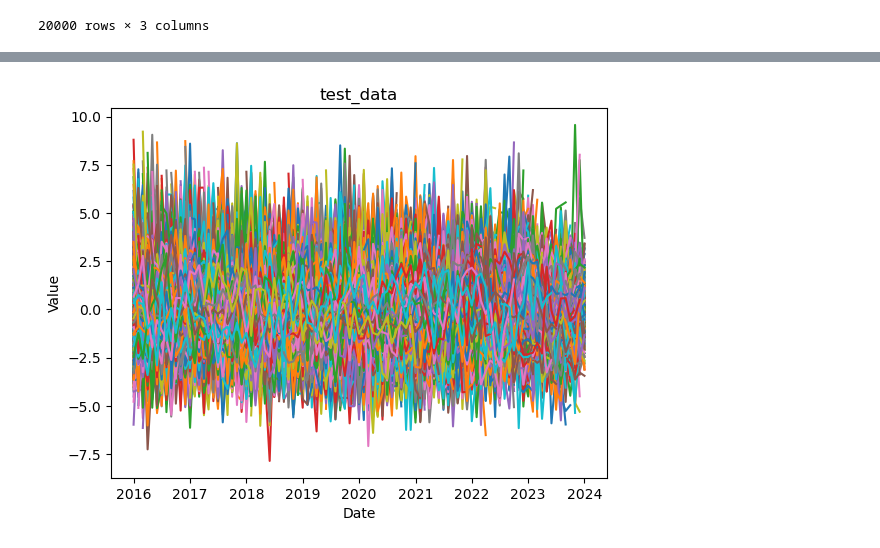
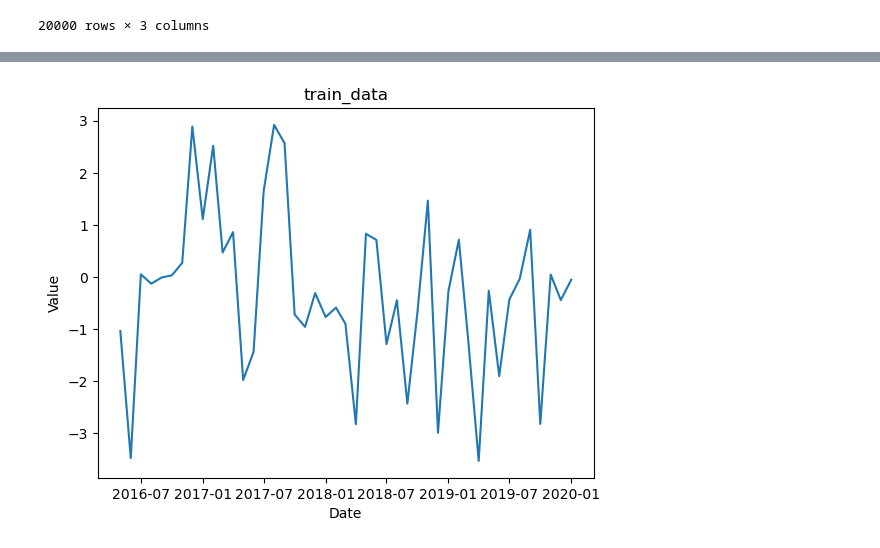
Before and after one commit to baindfrst/vk_inter, a Jupyter notebook: vk_inter.ipynb, the cells around one changed output, grey strips where cells are left out. Drawn from its saved outputs; the diff is of its cells as text; code cells hidden in the pictures.

```diff
--- a/vk_inter.ipynb
+++ b/vk_inter.ipynb
@@ -42,0 +22,3 @@ DatetimeIndex(['2016-01-01', '2016-02-01', '2016-03-01', '2016-04-01',
+# %%
+train_data = pd.read_parquet("C:\\Users\\n1117\\CODES_NOTE\\ML_NOTE\\vk_inter\\train.parquet")
+train_data
@@ -42,0 +39,3 @@ DatetimeIndex(['2016-01-01', '2016-02-01', '2016-03-01', '2016-04-01',
+# %%
+train_data['dates'] = train_data['dates'].apply(lambda x: x.astype('datetime64[ns]'))
+train_data.head(5)
@@ -42,0 +49,3 @@ DatetimeIndex(['2016-01-01', '2016-02-01', '2016-03-01', '2016-04-01',
+# %%
+train_positive = train_data[train_data["label"] == 1]
+train_negative = train_data[train_data["label"] == 0]
@@ -43,9 +78,9 @@ DatetimeIndex(['2016-01-01', '2016-02-01', '2016-03-01', '2016-04-01',
 # %%
-for _, row in test_data.iterrows():
+for _, row in train_positive.head(1).iterrows():
     plt.plot(row["dates"], row["values"])
-plt.title("test_data")
+plt.title("train_data")
 plt.xlabel("Date")
 plt.ylabel("Value")
 plt.show()
 # %% [output]
-[figure, old version]
+[figure, new version]
```
Also changed, not shown: parts of 21 cells of this notebook.
